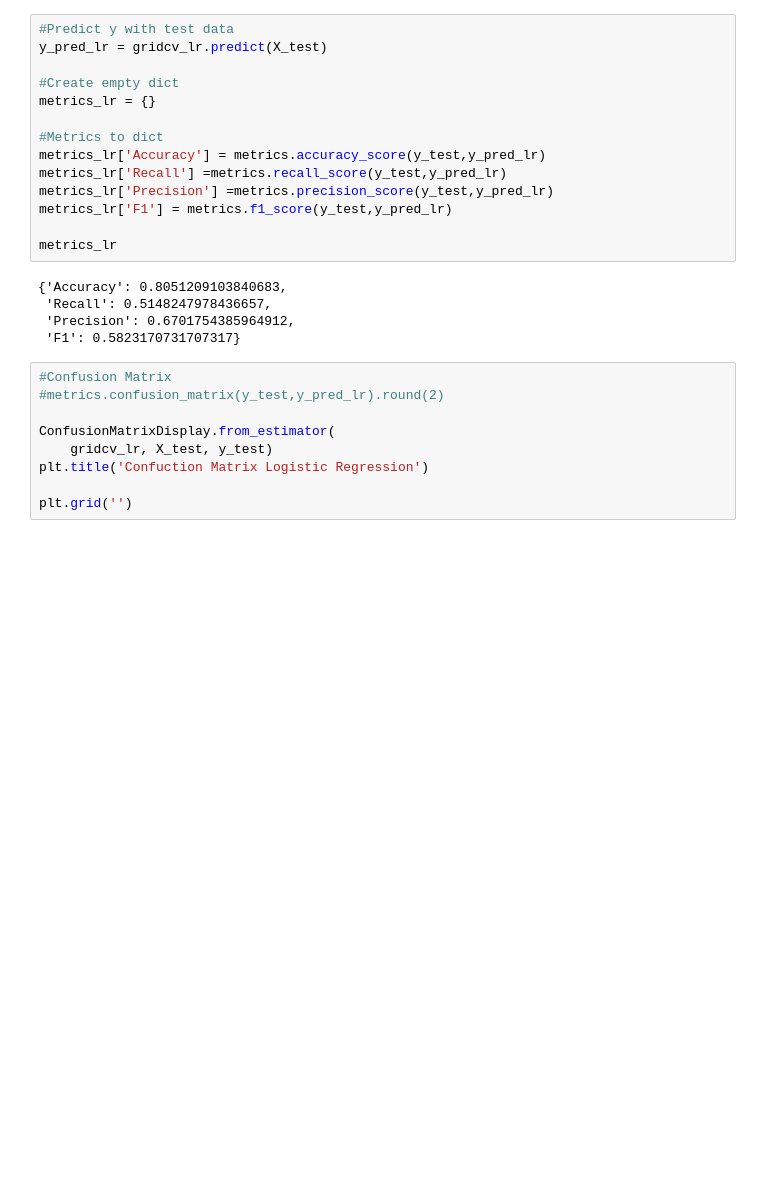
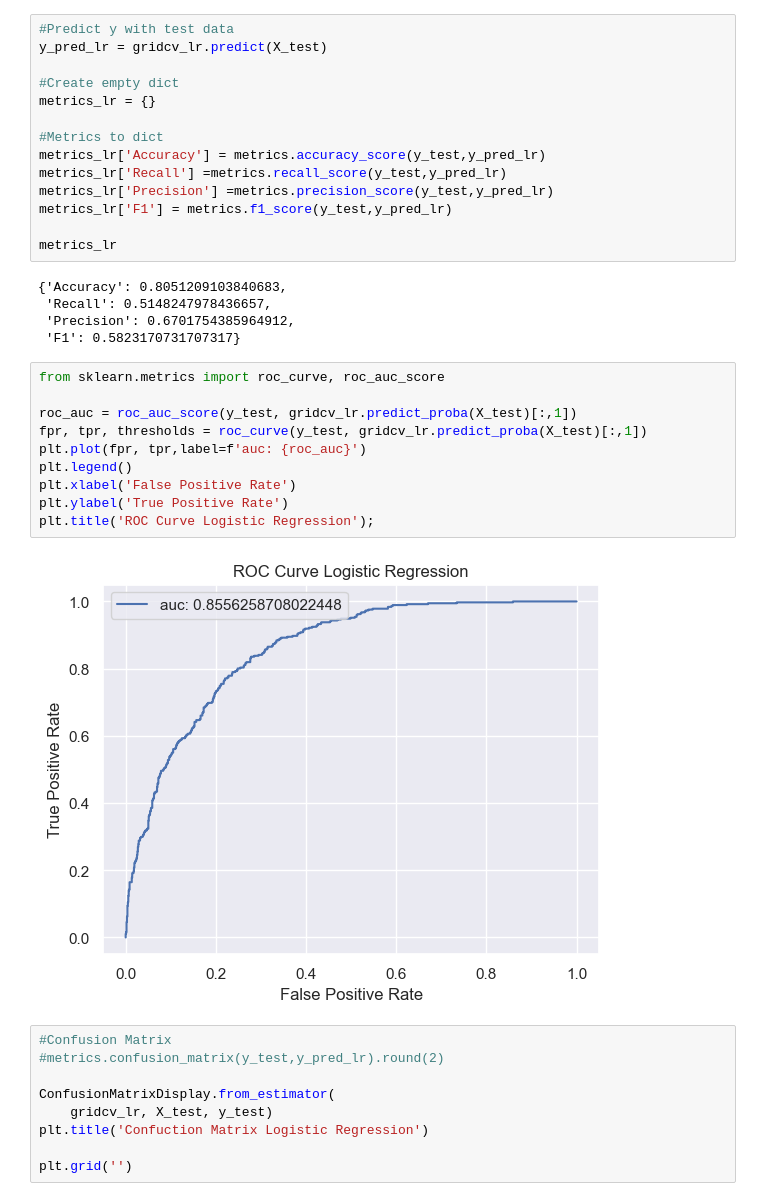
Before and after one commit to emsif84/churn_prediction, a Jupyter notebook: churn_prediction.ipynb, the cells around one changed output. Drawn from its saved outputs; the diff is of its cells as text; blank space fills up the shorter version.

```diff
--- a/churn_prediction.ipynb
+++ b/churn_prediction.ipynb
@@ -315,6 +320,18 @@ metrics_lr
  'Recall': 0.5148247978436657,
  'Precision': 0.6701754385964912,
  'F1': 0.5823170731707317}
+# %%
+from sklearn.metrics import roc_curve, roc_auc_score
+
+roc_auc = roc_auc_score(y_test, gridcv_lr.predict_proba(X_test)[:,1])
+fpr, tpr, thresholds = roc_curve(y_test, gridcv_lr.predict_proba(X_test)[:,1])
+plt.plot(fpr, tpr,label=f'auc: {roc_auc}')
+plt.legend()
+plt.xlabel('False Positive Rate')
+plt.ylabel('True Positive Rate')
+plt.title('ROC Curve Logistic Regression');
+# %% [output]
+[figure, added]
 # %%
 #Confusion Matrix
 #metrics.confusion_matrix(y_test,y_pred_lr).round(2)
```
Also changed, not shown: parts of 3 cells of this notebook.
